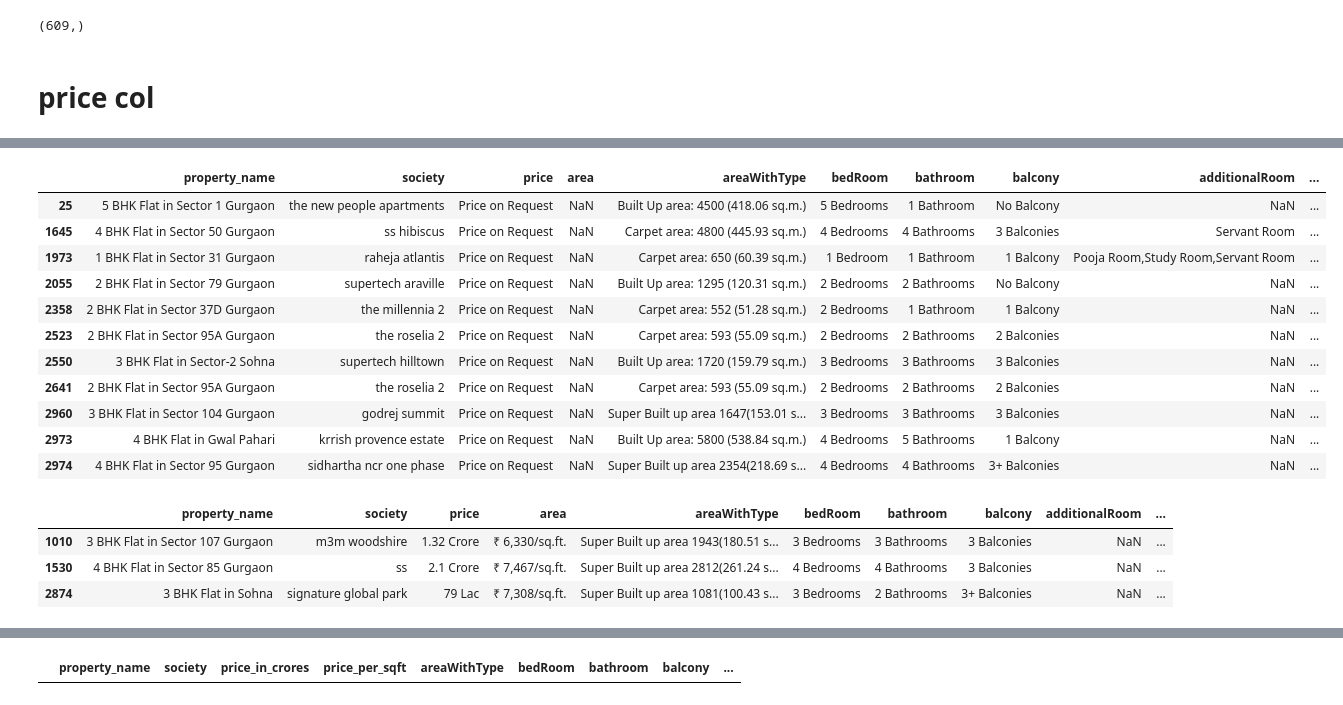
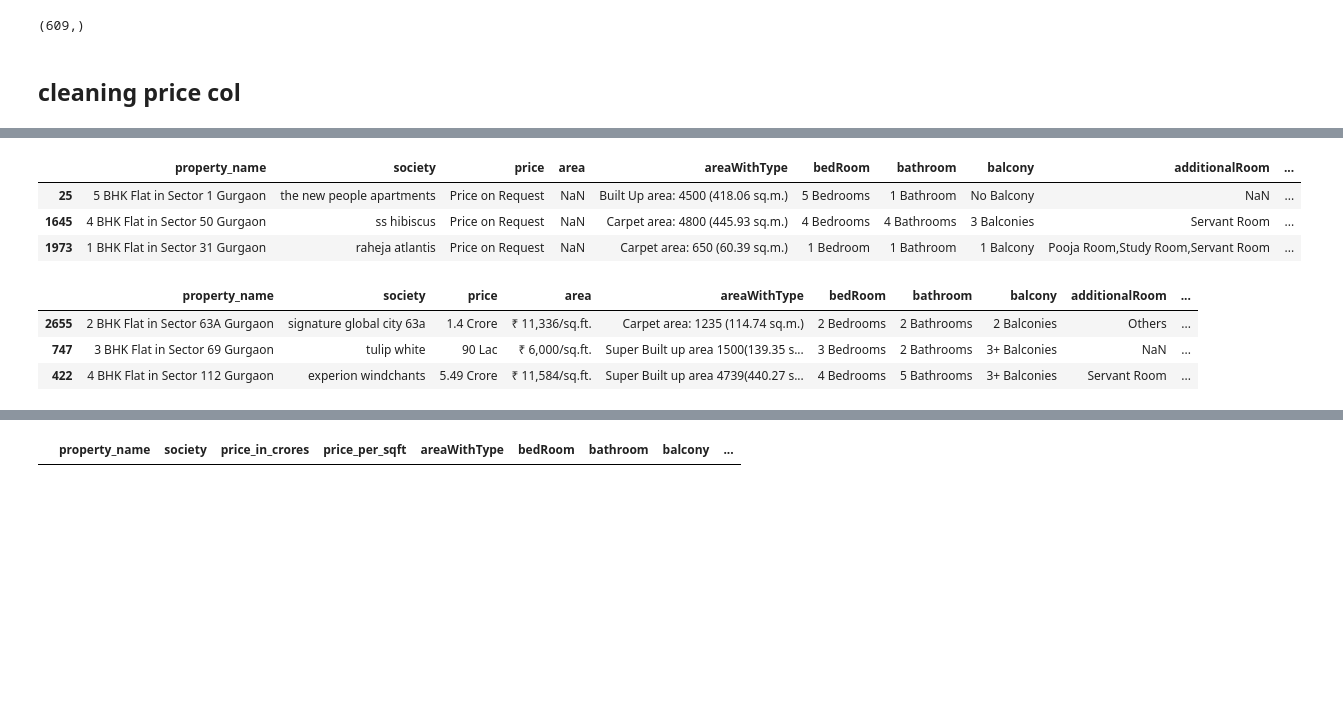
Before and after one commit to Sarvesh-Kesharwani/HousePrice_MegaProject, a Jupyter notebook: 2. data_cleaning/1. cleaning flats.ipynb, the cells around one changed output, grey strips where cells are left out. Saved outputs shown, nothing was run; the diff lists cells and outputs as text; code cells hidden in the pictures; blank space fills up the shorter version.

```diff
--- a/2. data_cleaning/1. cleaning flats.ipynb
+++ b/2. data_cleaning/1. cleaning flats.ipynb
@@ -3,7 +5,7 @@ import pandas as pd
 pd.set_option('display.max_rows', None)
 pd.set_option('display.max_columns', None)
 
-data = pd.read_csv(r'..\2. data_cleaning\0. manually cleaned datasets\flats - flats.csv')
+data = pd.read_csv(r'..\2. data_cleaning\0. manually(WPS) cleaned datasets\flats - flats.csv')
 data.sample(3)
 # %% [output]
 |  | property_name | link | society | price | area | areaWithType | bedRoom | bathroom | balcony | ... |
@@ -54,7 +56,7 @@ data['society'].value_counts().shape
 # %% [output]
 (609,)
 # %% [markdown]
-# price col
+## cleaning price col
 # %%
 data['price'].value_counts()
 # %% [output]
@@ -76,29 +78,21 @@ price
 62.5 Lac             1
 Name: count, dtype: int64
 # %%
-data[data['price']=='Price on Request']
+data[data['price']=='Price on Request'].head(3)
 # %% [output]
 |  | property_name | society | price | area | areaWithType | bedRoom | bathroom | balcony | additionalRoom | ... |
 | 25 | 5 BHK Flat in Sector 1 Gurgaon | the new people apartments | Price on Request | NaN | Built Up area: 4500 (418.06 sq.m.) | 5 Bedrooms | 1 Bathroom | No Balcony | NaN | ... |
 | 1645 | 4 BHK Flat in Sector 50 Gurgaon | ss hibiscus | Price on Request | NaN | Carpet area: 4800 (445.93 sq.m.) | 4 Bedrooms | 4 Bathrooms | 3 Balconies | Servant Room | ... |
 | 1973 | 1 BHK Flat in Sector 31 Gurgaon | raheja atlantis | Price on Request | NaN | Carpet area: 650 (60.39 sq.m.) | 1 Bedroom | 1 Bathroom | 1 Balcony | Pooja Room,Study Room,Servant Room | ... |
-| 2055 | 2 BHK Flat in Sector 79 Gurgaon | supertech araville | Price on Request | NaN | Built Up area: 1295 (120.31 sq.m.) | 2 Bedrooms | 2 Bathrooms | No Balcony | NaN | ... |
-| 2358 | 2 BHK Flat in Sector 37D Gurgaon | the millennia 2 | Price on Request | NaN | Carpet area: 552 (51.28 sq.m.) | 2 Bedrooms | 1 Bathroom | 1 Balcony | NaN | ... |
-| 2523 | 2 BHK Flat in Sector 95A Gurgaon | the roselia 2 | Price on Request | NaN | Carpet area: 593 (55.09 sq.m.) | 2 Bedrooms | 2 Bathrooms | 2 Balconies | NaN | ... |
-| 2550 | 3 BHK Flat in Sector-2 Sohna | supertech hilltown | Price on Request | NaN | Built Up area: 1720 (159.79 sq.m.) | 3 Bedrooms | 3 Bathrooms | 3 Balconies | NaN | ... |
-| 2641 | 2 BHK Flat in Sector 95A Gurgaon | the roselia 2 | Price on Request | NaN | Carpet area: 593 (55.09 sq.m.) | 2 Bedrooms | 2 Bathrooms | 2 Balconies | NaN | ... |
-| 2960 | 3 BHK Flat in Sector 104 Gurgaon | godrej summit | Price on Request | NaN | Super Built up area 1647(153.01 s... | 3 Bedrooms | 3 Bathrooms | 3 Balconies | NaN | ... |
-| 2973 | 4 BHK Flat in Gwal Pahari | krrish provence estate | Price on Request | NaN | Built Up area: 5800 (538.84 sq.m.) | 4 Bedrooms | 5 Bathrooms | 1 Balcony | NaN | ... |
-| 2974 | 4 BHK Flat in Sector 95 Gurgaon | sidhartha ncr one phase | Price on Request | NaN | Super Built up area 2354(218.69 s... | 4 Bedrooms | 4 Bathrooms | 3+ Balconies | NaN | ... |
 # %%
 data = data[data['price']!='Price on Request']
 # %%
 data.sample(3)
 # %% [output]
 |  | property_name | society | price | area | areaWithType | bedRoom | bathroom | balcony | additionalRoom | ... |
-| 1010 | 3 BHK Flat in Sector 107 Gurgaon | m3m woodshire | 1.32 Crore | ₹ 6,330/sq.ft. | Super Built up area 1943(180.51 s... | 3 Bedrooms | 3 Bathrooms | 3 Balconies | NaN | ... |
-| 1530 | 4 BHK Flat in Sector 85 Gurgaon | ss | 2.1 Crore | ₹ 7,467/sq.ft. | Super Built up area 2812(261.24 s... | 4 Bedrooms | 4 Bathrooms | 3 Balconies | NaN | ... |
-| 2874 | 3 BHK Flat in Sohna | signature global park | 79 Lac | ₹ 7,308/sq.ft. | Super Built up area 1081(100.43 s... | 3 Bedrooms | 2 Bathrooms | 3+ Balconies | NaN | ... |
+| 2655 | 2 BHK Flat in Sector 63A Gurgaon | signature global city 63a | 1.4 Crore | ₹ 11,336/sq.ft. | Carpet area: 1235 (114.74 sq.m.) | 2 Bedrooms | 2 Bathrooms | 2 Balconies | Others | ... |
+| 747 | 3 BHK Flat in Sector 69 Gurgaon | tulip white | 90 Lac | ₹ 6,000/sq.ft. | Super Built up area 1500(139.35 s... | 3 Bedrooms | 2 Bathrooms | 3+ Balconies | NaN | ... |
+| 422 | 4 BHK Flat in Sector 112 Gurgaon | experion windchants | 5.49 Crore | ₹ 11,584/sq.ft. | Super Built up area 4739(440.27 s... | 4 Bedrooms | 5 Bathrooms | 3+ Balconies | Servant Room | ... |
 # %%
 data['price'].value_counts()
 # %% [output]
```
Also changed, not shown: parts of 19 cells of this notebook, 10 other files.
